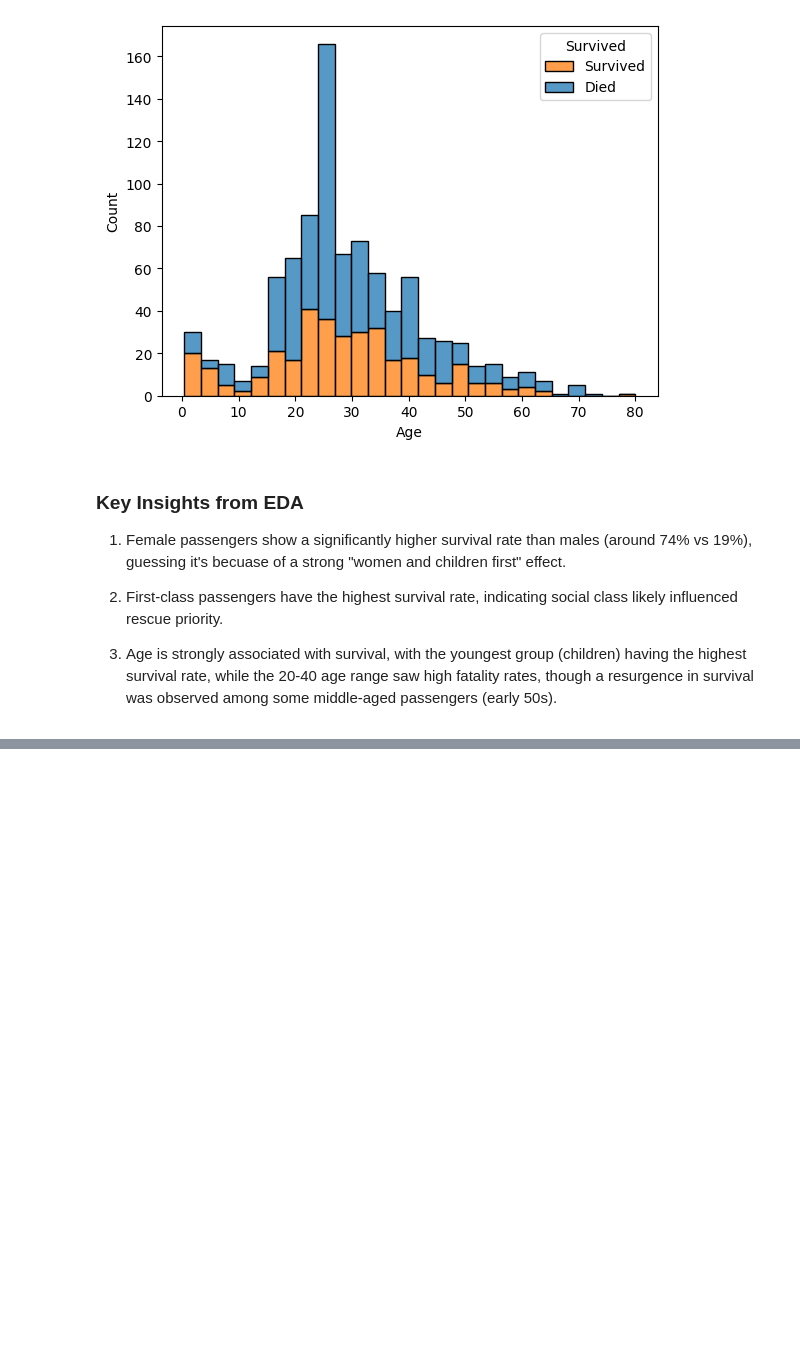
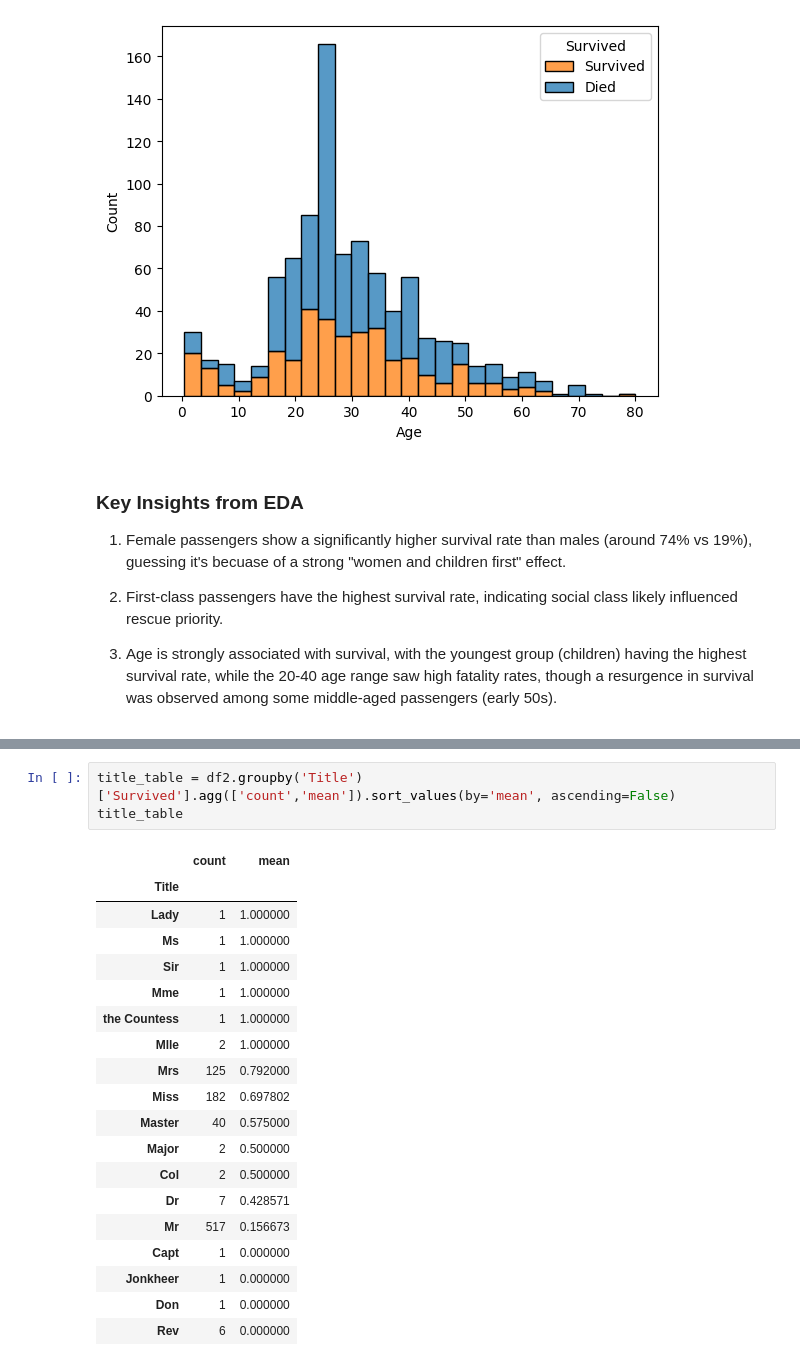
Before and after one commit to ByungkyuKang/ML_Portfolio, a Jupyter notebook: Machine_Learning_Projects/Titanic-Survival-Prediction/notebooks/titanic_preprocessing(data_from_kaggle).ipynb, the cells around one changed output, grey strips where cells are left out. Saved outputs shown, nothing was run; the diff lists cells and outputs as text; blank space fills up the shorter version.

```diff
--- a/Machine_Learning_Projects/Titanic-Survival-Prediction/notebooks/titanic_preprocessing(data_from_kaggle).ipynb
+++ b/Machine_Learning_Projects/Titanic-Survival-Prediction/notebooks/titanic_preprocessing(data_from_kaggle).ipynb
@@ -178,0 +210,23 @@ plt.legend(title='Survived', labels=['Survived', 'Died'], loc='upper right')
+# %%
+title_table = df2.groupby('Title')['Survived'].agg(['count','mean']).sort_values(by='mean', ascending=False)
+title_table
+# %% [output]
+|  | count | mean |
+| Title |  |  |
+| Lady | 1 | 1.000000 |
+| Ms | 1 | 1.000000 |
+| Sir | 1 | 1.000000 |
+| Mme | 1 | 1.000000 |
+| the Countess | 1 | 1.000000 |
+| Mlle | 2 | 1.000000 |
+| Mrs | 125 | 0.792000 |
+| Miss | 182 | 0.697802 |
+| Master | 40 | 0.575000 |
+| Major | 2 | 0.500000 |
+| Col | 2 | 0.500000 |
+| Dr | 7 | 0.428571 |
+| Mr | 517 | 0.156673 |
+| Capt | 1 | 0.000000 |
+| Jonkheer | 1 | 0.000000 |
+| Don | 1 | 0.000000 |
+| Rev | 6 | 0.000000 |
```
Also changed, not shown: parts of 7 cells of this notebook, 3 other files.
